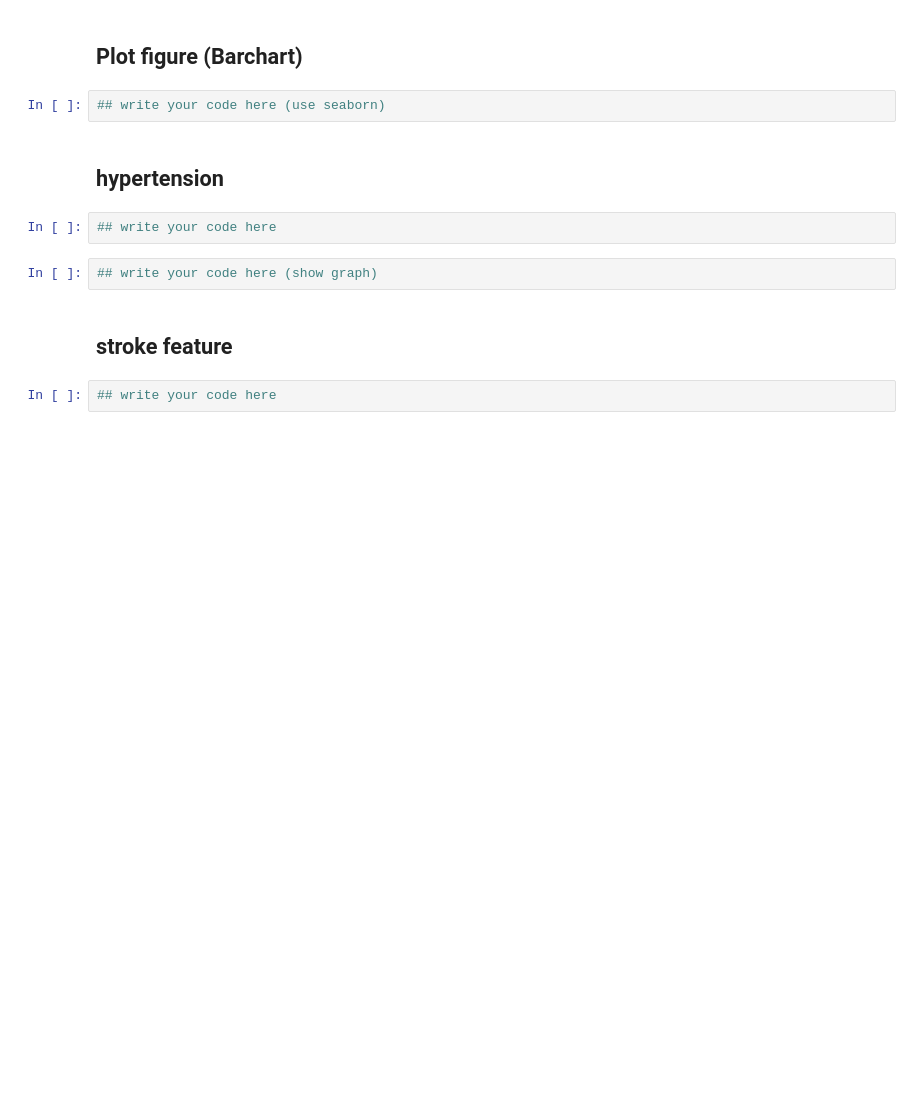
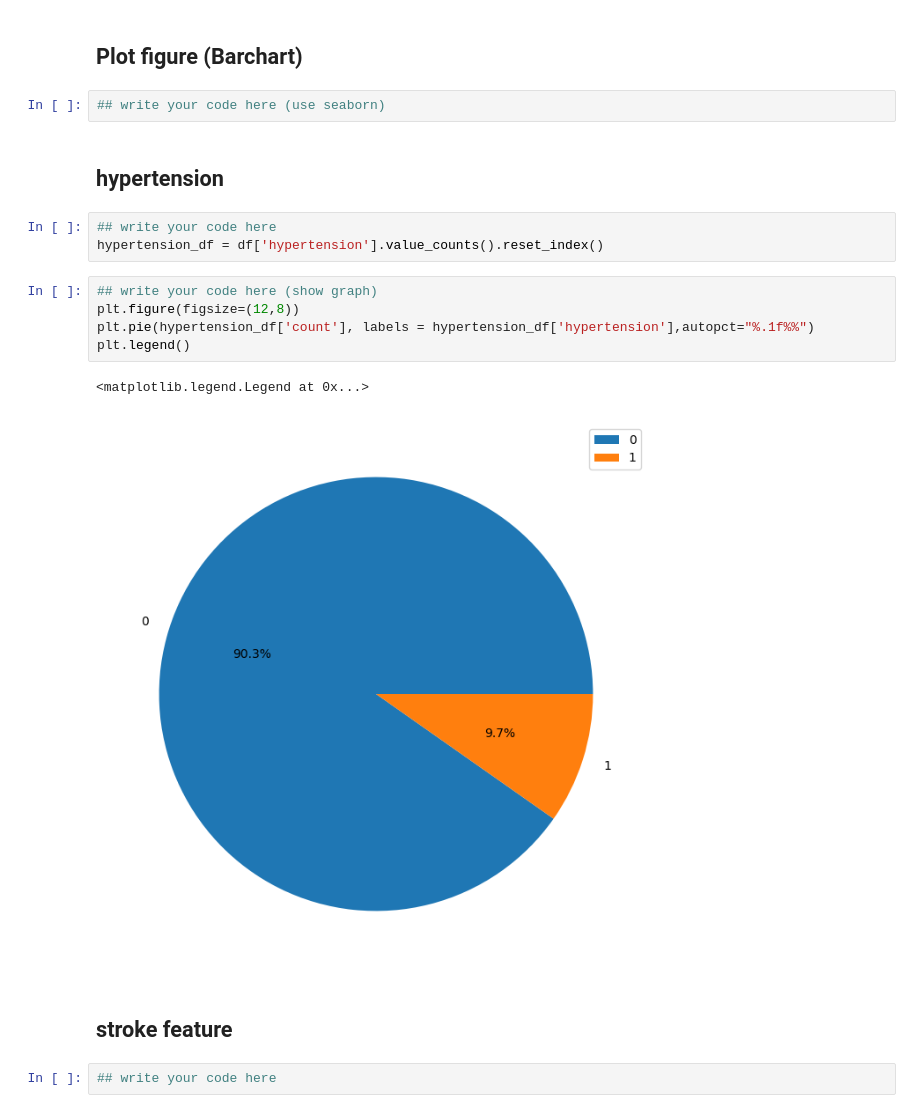
Before and after one commit to Neha-Shrestha/AI-Fellowship-Data-Wrangling, a Jupyter notebook: AI_FELLOWSHIP_Student_Notebook_Pandas_Data_Wrangling.ipynb, the cells around one changed output. Drawn from its saved outputs; the diff is of its cells as text; blank space fills up the shorter version.

```diff
--- a/AI_FELLOWSHIP_Student_Notebook_Pandas_Data_Wrangling.ipynb
+++ b/AI_FELLOWSHIP_Student_Notebook_Pandas_Data_Wrangling.ipynb
@@ -674,8 +700,15 @@ Name: count, dtype: int64
 ## hypertension
 # %%
 ## write your code here
+hypertension_df = df['hypertension'].value_counts().reset_index()
 # %%
 ## write your code here (show graph)
+plt.figure(figsize=(12,8))
+plt.pie(hypertension_df['count'], labels = hypertension_df['hypertension'],autopct="%.1f%%")
+plt.legend()
+# %% [output]
+<matplotlib.legend.Legend at 0x...>
+[figure, added]
 # %% [markdown]
 ## stroke feature
 # %%
```
Also changed, not shown: parts of 8 cells of this notebook.
